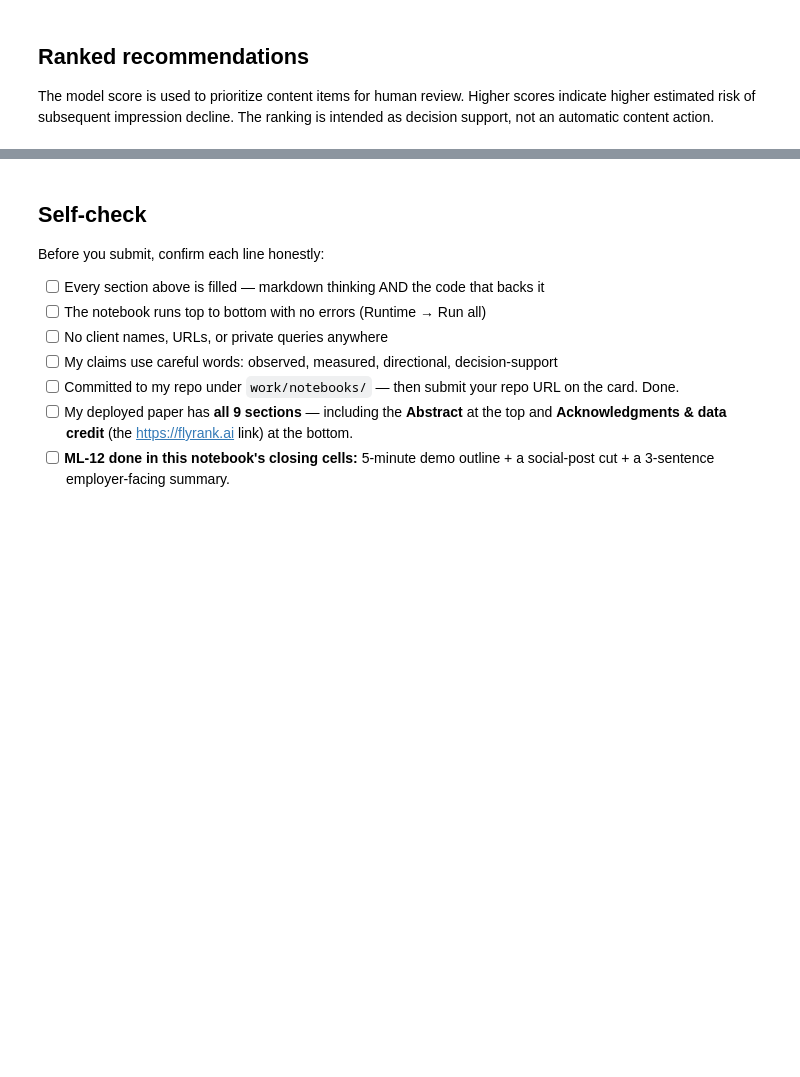
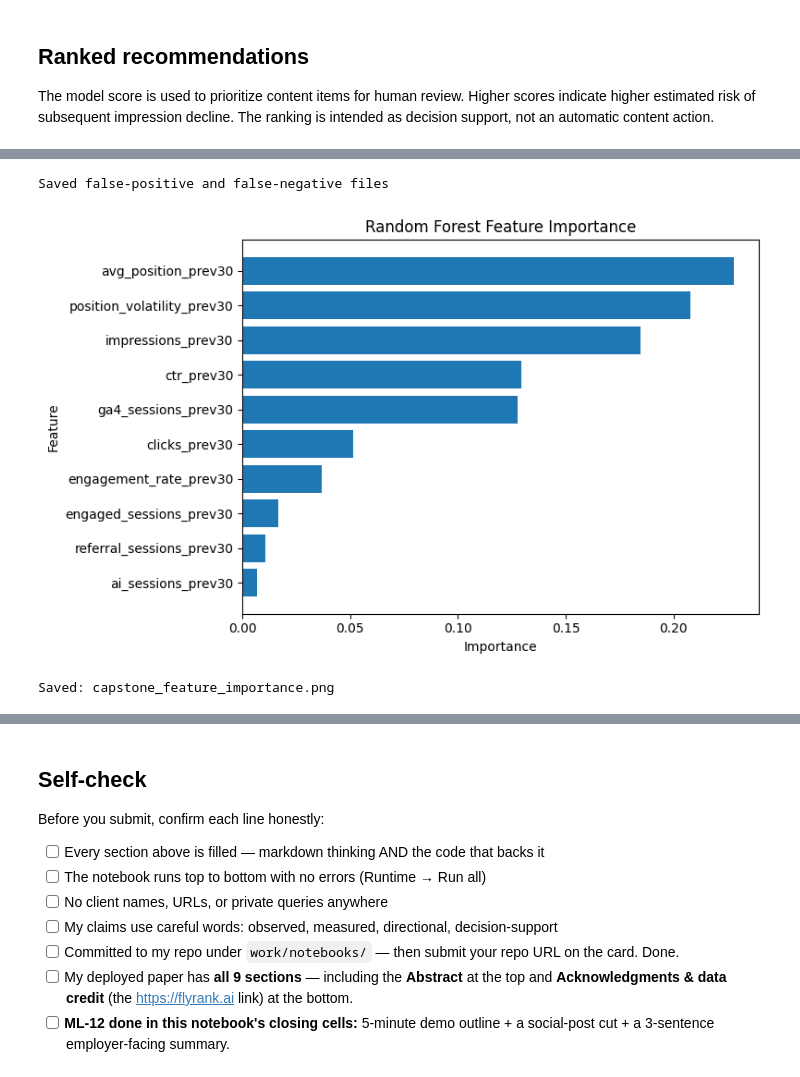
Before and after one commit to suha-2004/flyrank-ml-internship, a Jupyter notebook: work/notebooks/capstone.ipynb, the cells around one changed output, grey strips where cells are left out. Drawn from its saved outputs; the diff is of its cells as text; code cells hidden in the pictures; blank space fills up the shorter version.

```diff
--- a/work/notebooks/capstone.ipynb
+++ b/work/notebooks/capstone.ipynb
@@ -1669,0 +1806,12 @@ KeyError: "['model_score', 'avg_position_prev30', 'position_volatility_prev30',
+# %%
+feature_importance = pd.DataFrame({
+    "Feature": final_feature_cols,
+    "Importance": final_model.feature_importances_
+})
+
+feature_importance = feature_importance.sort_values(
+    "Importance",
+    ascending=False
+).reset_index(drop=True)
+
+feature_importance
@@ -1669,0 +2001,64 @@ KeyError: "['model_score', 'avg_position_prev30', 'position_volatility_prev30',
+# %%
+false_positives[
+    [
+        "client_hash_id",
+        "content_hash_id",
+        "model_score",
+        "is_declining",
+        "predicted_class"
+    ]
+].sort_values(
+    "model_score",
+    ascending=False
+).to_csv(
+    "capstone_false_positives.csv",
+    index=False
+)
+
+false_negatives[
+    [
+        "client_hash_id",
+        "content_hash_id",
+        "model_score",
+        "is_declining",
+        "predicted_class"
+    ]
+].sort_values(
+    "model_score",
+    ascending=True
+).to_csv(
+    "capstone_false_negatives.csv",
+    index=False
+)
+
+print("Saved false-positive and false-negative files")
+# %% [output]
+Saved false-positive and false-negative files
+# %%
+plt.figure(figsize=(8, 5))
+
+plt.barh(
+    feature_importance["Feature"],
+    feature_importance["Importance"]
+)
+
+plt.xlabel("Importance")
+plt.ylabel("Feature")
+plt.title("Random Forest Feature Importance")
+
+plt.gca().invert_yaxis()
+
+plt.tight_layout()
+
+plt.savefig(
+    "capstone_feature_importance.png",
+    dpi=300,
+    bbox_inches="tight"
+)
+
+plt.show()
+
+print("Saved: capstone_feature_importance.png")
+# %% [output]
+[figure, added]
+Saved: capstone_feature_importance.png
```
Also changed, not shown: parts of 66 cells of this notebook.
